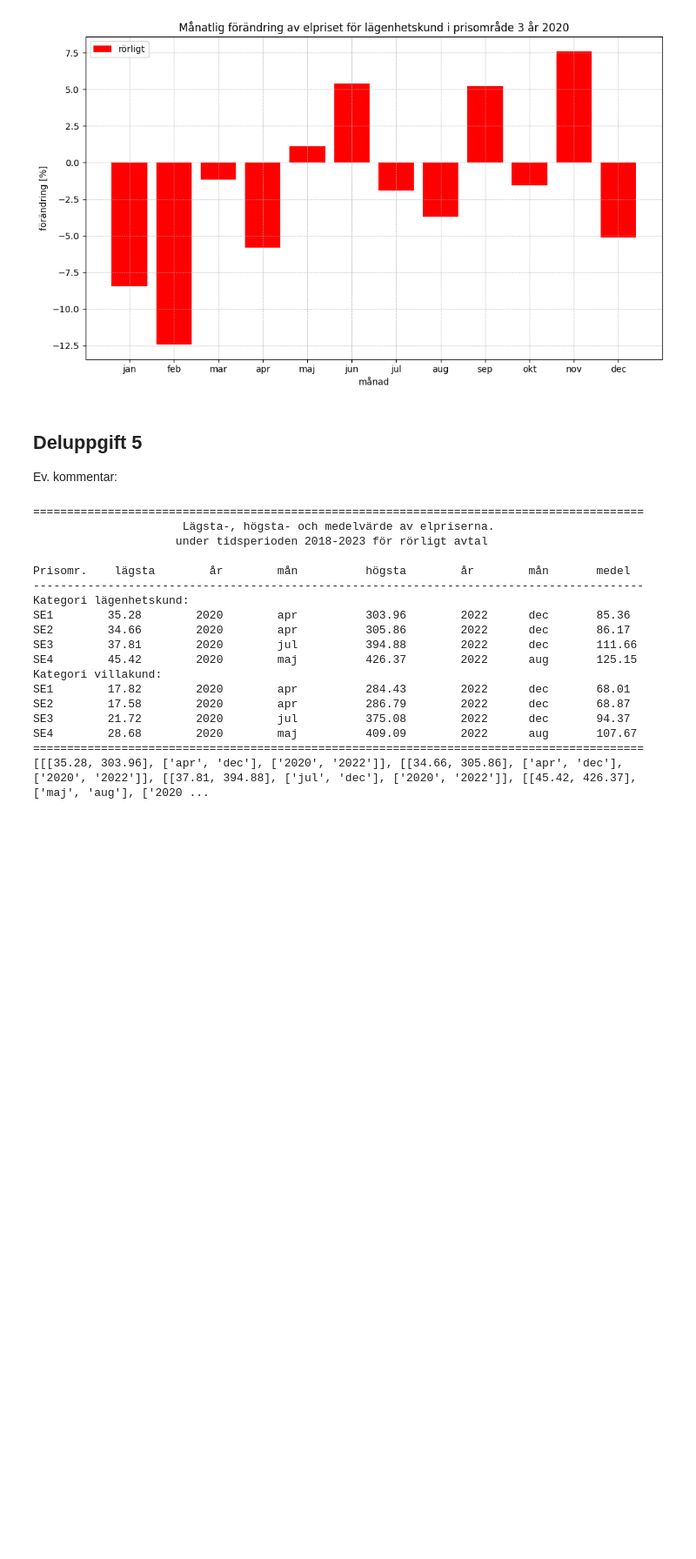
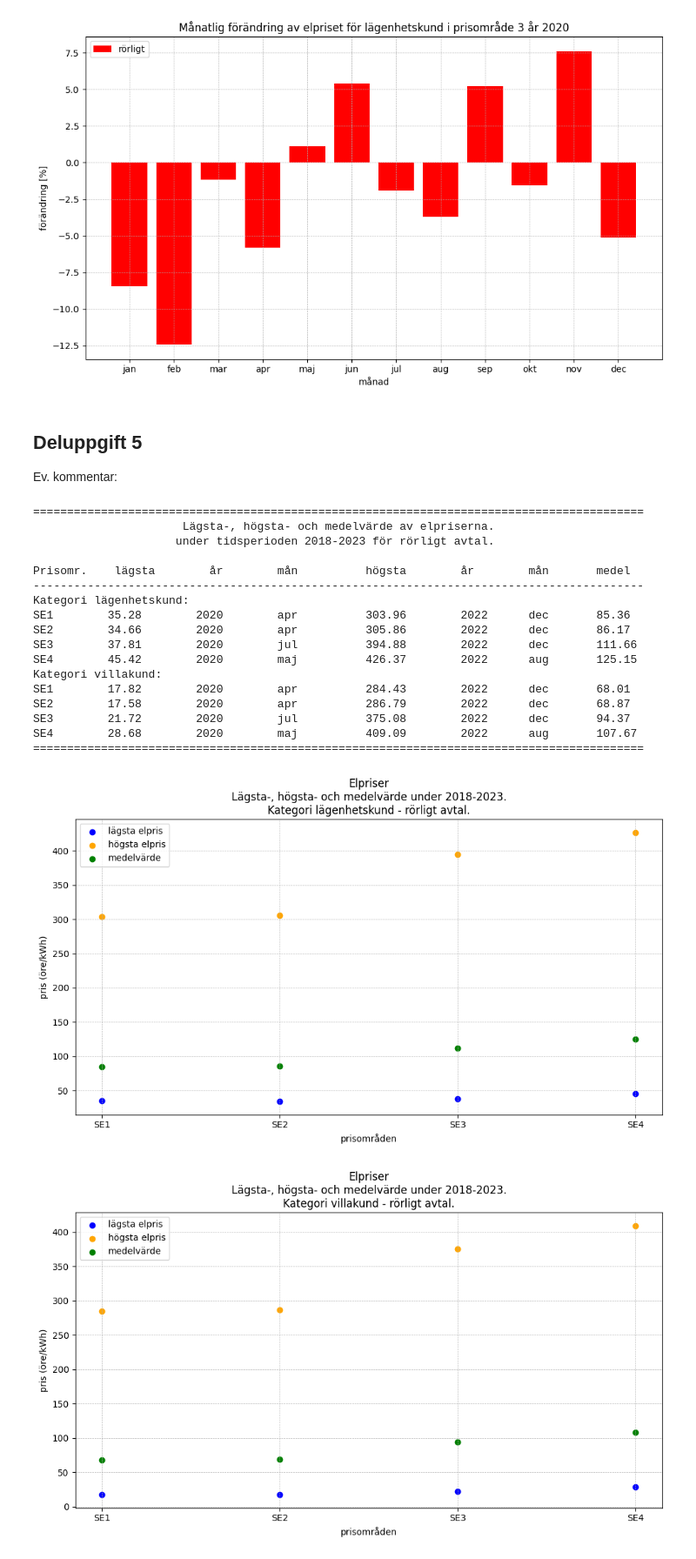
Before and after one commit to eltondeboer/Bora-s-V2, a Jupyter notebook: Svarsfil_inluppg_1223_A237TG.ipynb, the cells around one changed output. Shown: that part at 87% size. Cells and saved outputs as stored; diff of their text form; code cells hidden in the pictures; blank space fills up the shorter version.

```diff
--- a/Svarsfil_inluppg_1223_A237TG.ipynb
+++ b/Svarsfil_inluppg_1223_A237TG.ipynb
@@ -585,17 +585,34 @@ Ev. kommentar:
 # %%
 lghData = read_file("lghpriser.csv")
 villaData = read_file("villapriser.csv")
+
+
+def plot_diagram(customer_type, prisavtal_str, min_max_avg_list):
+        SE_X_strings = ["SE1", "SE2", "SE3", "SE4"]
+
+        plt.figure(figsize=(10, 6))
+        plt.scatter(SE_X_strings, min_max_avg_list[0], color='blue', label="lägsta elpris")
+        plt.scatter(SE_X_strings, min_max_avg_list[1], color='orange', label="högsta elpris")
+        plt.scatter(SE_X_strings, min_max_avg_list[2], color='green', label="medelvärde")
+        plt.title(f"Elpriser\nLägsta-, högsta- och medelvärde under 2018-2023.\nKategori {customer_type} - {prisavtal_str}")
+        plt.xlabel("prisområden")
+        plt.ylabel("pris (öre/kWh)")
+        plt.legend(loc="upper left")
+        plt.grid(True, which="both", linestyle="--", linewidth=0.5)
+        plt.tight_layout()
+        plt.show()
+
 
 def main_deluppgift5 ():
 
     prisavtal = get_prisavtal()
 
-    if prisavtal == "F1":
-        prisavtal_str = "fast avtal - 1år"
-    elif prisavtal == "F3":
-        prisavtal_str = "fast avtal - 3år"
-    else:
-        prisavtal_str = "rörligt avtal"
+    prisavtalSTR_mapping = {
+        "F1": "fast avtal - 1år.",
+        "F3": "fast avtal - 3år.",
+        "R" : "rörligt avtal."
+    }
+    prisavtal_str = prisavtalSTR_mapping.get(prisavtal)
 
     # Define a mapping from contract type and area to column index
     column_mapping = {
@@ -618,28 +635,6 @@ def main_deluppgift5 ():
         min_max_SE1_4_villa.append(get_min_max_value(index, villaData[1:]))
         avrage_list_villa.append(calculate_avg(index, villaData[1:]))
 
-    SE1_min_max_month_year_lgh = min_max_SE1_4_lgh[0]
-    SE2_min_max_month_year_lgh = min_max_SE1_4_lgh[1]
-    SE3_min_max_month_year_lgh = min_max_SE1_4_lgh[2]
-    SE4_min_max_month_year_lgh = min_max_SE1_4_lgh[3]
-
-    SE1_avg_lgh = avrage_list_lgh[0]
-    SE2_avg_lgh = avrage_list_lgh[1]
-    SE3_avg_lgh = avrage_list_lgh[2]
-    SE4_avg_lgh = avrage_list_lgh[3]
-
-
-    SE1_min_max_month_year_villa = min_max_SE1_4_villa[0]
-    SE2_min_max_month_year_villa = min_max_SE1_4_villa[1]
-    SE3_min_max_month_year_villa = min_max_SE1_4_villa[2]
-    SE4_min_max_month_year_villa = min_max_SE1_4_villa[3]
-
-    SE1_avg_lgh = avrage_list_villa[0]
-    SE2_avg_lgh = avrage_list_villa[1]
-    SE3_avg_lgh = avrage_list_villa[2]
-    SE4_avg_lgh = avrage_list_villa[3]
-
-
     print("==========================================================================================")
     print("                      Lägsta-, högsta- och medelvärde av elpriserna.")
     print(f"                     under tidsperioden 2018-2023 för {prisavtal_str}")
@@ -650,33 +645,51 @@ def main_deluppgift5 ():
     for index, value in enumerate(min_max_SE1_4_lgh):
         #       Prisomr.                lägsta                    år               mån                   högsta                   år                   mån                  medel"
         print(f"SE{index + 1}        {value[0][0]:<5}        {value[2][0]}        {value[1][0]}          {value[0][1]:<5}        {value[2][1]}      {value[1][1]}       {avrage_list_lgh[index]}")
     print("Kategori villakund:")
     for index, value in enumerate(min_max_SE1_4_villa):
         #       Prisomr.                lägsta                    år               mån                   högsta                   år                   mån                  medel"
         print(f"SE{index + 1}        {value[0][0]:<5}        {value[2][0]}        {value[1][0]}          {value[0][1]:<5}        {value[2][1]}      {value[1][1]}       {avrage_list_villa[index]}")
     print("==========================================================================================")
 
+    min_values_lgh = []
+    max_values_lgh = []
+    for value in min_max_SE1_4_lgh:
+        min_values_lgh.append(value[0][0])
+        max_values_lgh.append(value[0][1])
 
-    print(min_max_SE1_4_lgh)
+    min_values_villa = []
+    max_values_villa = []
+    for value in min_max_SE1_4_villa:
+        min_values_villa.append(value[0][0])
+        max_values_villa.append(value[0][1])
+
+    min_max_avg_list_lgh = [min_values_lgh, max_values_lgh, avrage_list_lgh]
+    min_max_avg_list_villa = [min_values_villa, max_values_villa, avrage_list_villa]
+
+    plot_diagram("lägenhetskund", prisavtal_str, min_max_avg_list_lgh)
+
+    plot_diagram("villakund", prisavtal_str, min_max_avg_list_villa)
+
 
 
 main_deluppgift5()
 # %% [output]
 ==========================================================================================
                       Lägsta-, högsta- och medelvärde av elpriserna.
-                     under tidsperioden 2018-2023 för rörligt avtal
+                     under tidsperioden 2018-2023 för rörligt avtal.
 
 Prisomr.    lägsta        år        mån          högsta        år        mån       medel
 ------------------------------------------------------------------------------------------
 Kategori lägenhetskund:
 SE1        35.28        2020        apr          303.96        2022      dec       85.36
 SE2        34.66        2020        apr          305.86        2022      dec       86.17
 SE3        37.81        2020        jul          394.88        2022      dec       111.66
 SE4        45.42        2020        maj          426.37        2022      aug       125.15
 Kategori villakund:
 SE1        17.82        2020        apr          284.43        2022      dec       68.01
 SE2        17.58        2020        apr          286.79        2022      dec       68.87
 SE3        21.72        2020        jul          375.08        2022      dec       94.37
 SE4        28.68        2020        maj          409.09        2022      aug       107.67
 ==========================================================================================
-[[[35.28, 303.96], ['apr', 'dec'], ['2020', '2022']], [[34.66, 305.86], ['apr', 'dec'], ['2020', '2022']], [[37.81, 394.88], ['jul', 'dec'], ['2020', '2022']], [[45.42, 426.37], ['maj', 'aug'], ['2020 ...
+[figure, added]
+[figure, added]
```
